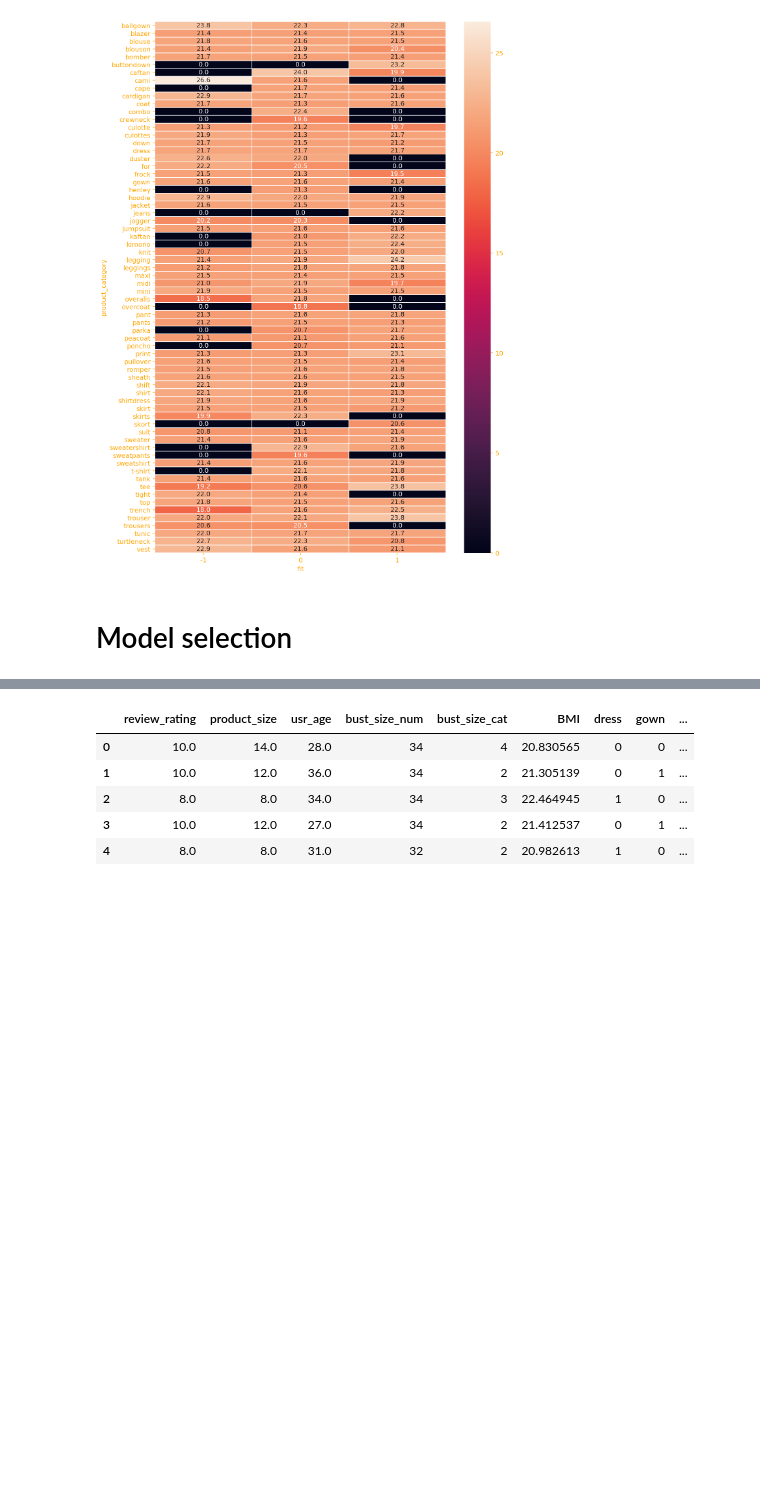
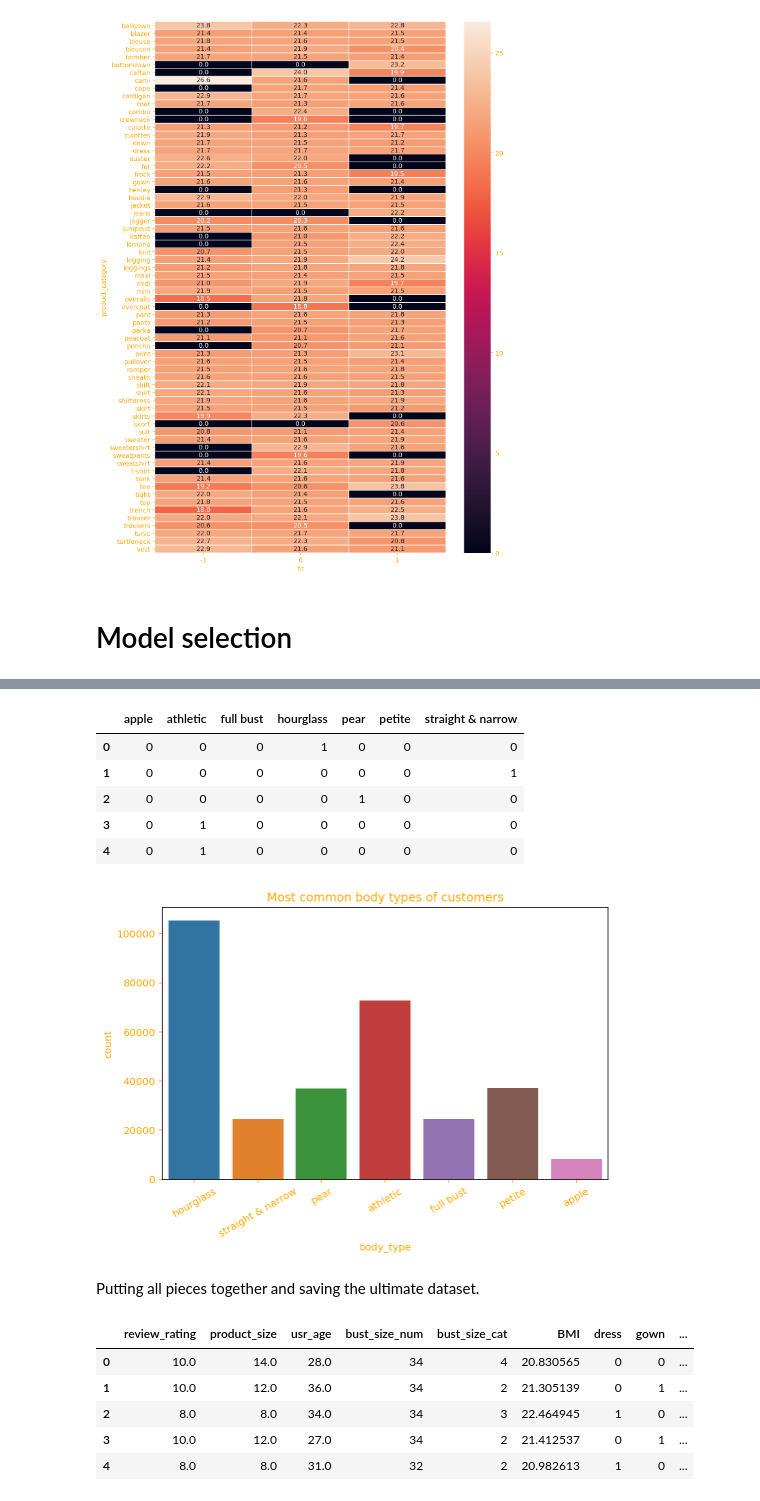
Before and after one commit to Dmytro-Shvetsov/ClothingFit, a Jupyter notebook: data/data_analysis_and_cleaning.ipynb, the cells around one changed output, grey strips where cells are left out. Saved outputs shown, nothing was run; the diff lists cells and outputs as text; code cells hidden in the pictures; blank space fills up the shorter version.

```diff
--- a/data/data_analysis_and_cleaning.ipynb
+++ b/data/data_analysis_and_cleaning.ipynb
@@ -455 +460,19 @@ body_type_col_encoded.head()
+# %%
+plt.title('Most common body types of customers')
+plt.xticks(rotation=30)
+body_type_col = cleaned_df['body_type']
+sns.countplot(body_type_col)
+body_type_col_encoded = pd.get_dummies(body_type_col)
+save_labels('../app/model/txt/body_type_categories.txt', body_type_col_encoded.columns)
+body_type_col_encoded.head()
+# %% [output]
+|  | apple | athletic | full bust | hourglass | pear | petite | straight & narrow |
+| 0 | 0 | 0 | 0 | 1 | 0 | 0 | 0 |
+| 1 | 0 | 0 | 0 | 0 | 0 | 0 | 1 |
+| 2 | 0 | 0 | 0 | 0 | 1 | 0 | 0 |
+| 3 | 0 | 1 | 0 | 0 | 0 | 0 | 0 |
+| 4 | 0 | 1 | 0 | 0 | 0 | 0 | 0 |
+[figure, added]
+# %% [markdown]
+Putting all pieces together and saving the ultimate dataset.
 # %%
```
Also changed, not shown: parts of 21 cells of this notebook, 12 other files.
